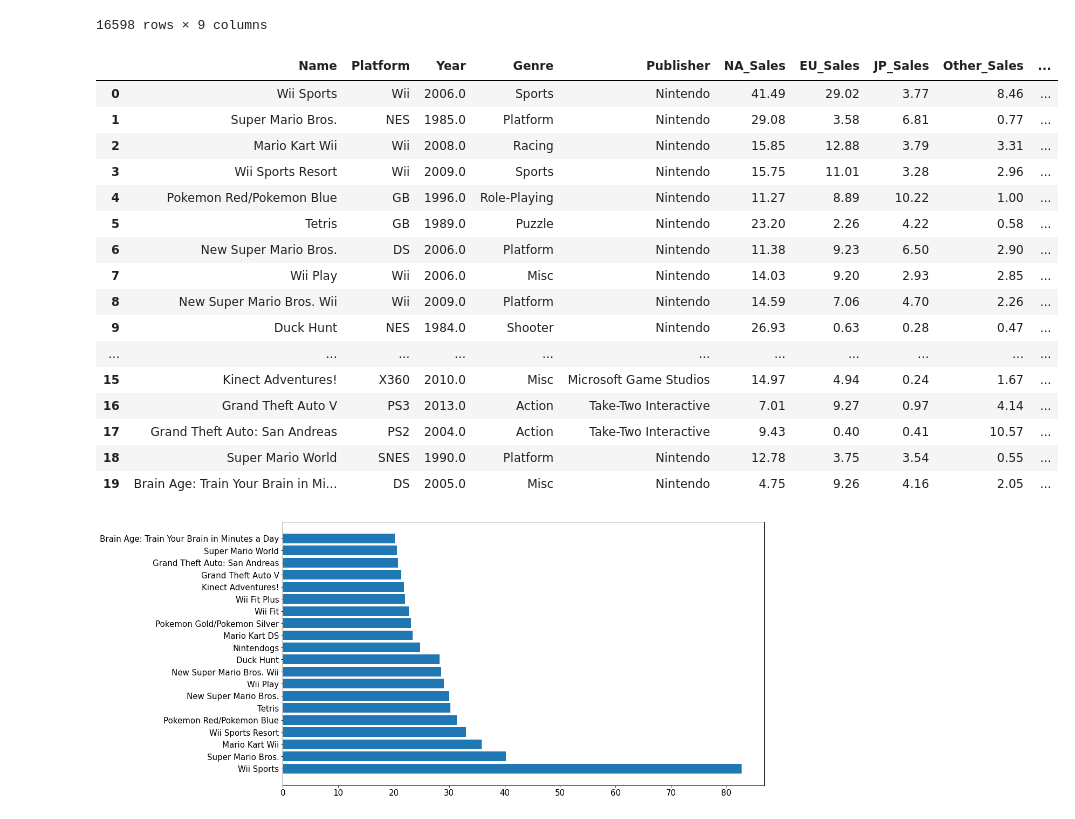
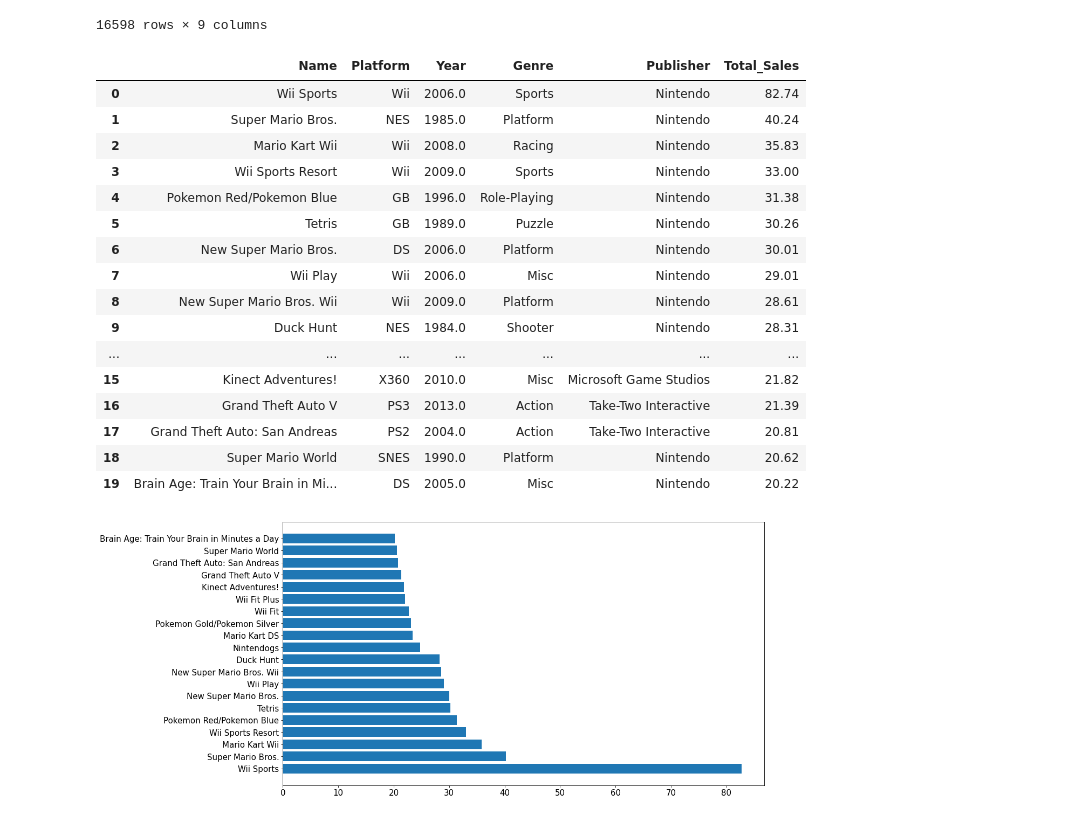
Before and after one commit to kihann/section-project, a Jupyter notebook: AI_07_이기한_Section_1.ipynb, the cells around one changed output. Cells and saved outputs as stored; diff of their text form; code cells hidden in the pictures.

```diff
--- a/AI_07_이기한_Section_1.ipynb
+++ b/AI_07_이기한_Section_1.ipynb
@@ -399,25 +426,25 @@ df10['Total_Sales'] = df10['NA_Sales'] + df10['EU_Sales'] + df10['JP_Sales'] + d
 # %%
 df11 = df10.sort_values(by = 'Total_Sales', ascending = False).head(20)
 df11 = df11.reset_index(drop = True)
-df11
+df11.drop(df11.iloc[:, 5:9], axis = 1)
 # %% [output]
-|  | Name | Platform | Year | Genre | Publisher | NA_Sales | EU_Sales | JP_Sales | Other_Sales | ... |
-| 0 | Wii Sports | Wii | 2006.0 | Sports | Nintendo | 41.49 | 29.02 | 3.77 | 8.46 | ... |
-| 1 | Super Mario Bros. | NES | 1985.0 | Platform | Nintendo | 29.08 | 3.58 | 6.81 | 0.77 | ... |
-| 2 | Mario Kart Wii | Wii | 2008.0 | Racing | Nintendo | 15.85 | 12.88 | 3.79 | 3.31 | ... |
-| 3 | Wii Sports Resort | Wii | 2009.0 | Sports | Nintendo | 15.75 | 11.01 | 3.28 | 2.96 | ... |
-| 4 | Pokemon Red/Pokemon Blue | GB | 1996.0 | Role-Playing | Nintendo | 11.27 | 8.89 | 10.22 | 1.00 | ... |
-| 5 | Tetris | GB | 1989.0 | Puzzle | Nintendo | 23.20 | 2.26 | 4.22 | 0.58 | ... |
-| 6 | New Super Mario Bros. | DS | 2006.0 | Platform | Nintendo | 11.38 | 9.23 | 6.50 | 2.90 | ... |
-| 7 | Wii Play | Wii | 2006.0 | Misc | Nintendo | 14.03 | 9.20 | 2.93 | 2.85 | ... |
-| 8 | New Super Mario Bros. Wii | Wii | 2009.0 | Platform | Nintendo | 14.59 | 7.06 | 4.70 | 2.26 | ... |
-| 9 | Duck Hunt | NES | 1984.0 | Shooter | Nintendo | 26.93 | 0.63 | 0.28 | 0.47 | ... |
-| ... | ... | ... | ... | ... | ... | ... | ... | ... | ... | ... |
-| 15 | Kinect Adventures! | X360 | 2010.0 | Misc | Microsoft Game Studios | 14.97 | 4.94 | 0.24 | 1.67 | ... |
-| 16 | Grand Theft Auto V | PS3 | 2013.0 | Action | Take-Two Interactive | 7.01 | 9.27 | 0.97 | 4.14 | ... |
-| 17 | Grand Theft Auto: San Andreas | PS2 | 2004.0 | Action | Take-Two Interactive | 9.43 | 0.40 | 0.41 | 10.57 | ... |
-| 18 | Super Mario World | SNES | 1990.0 | Platform | Nintendo | 12.78 | 3.75 | 3.54 | 0.55 | ... |
-| 19 | Brain Age: Train Your Brain in Mi... | DS | 2005.0 | Misc | Nintendo | 4.75 | 9.26 | 4.16 | 2.05 | ... |
+|  | Name | Platform | Year | Genre | Publisher | Total_Sales |
+| 0 | Wii Sports | Wii | 2006.0 | Sports | Nintendo | 82.74 |
+| 1 | Super Mario Bros. | NES | 1985.0 | Platform | Nintendo | 40.24 |
+| 2 | Mario Kart Wii | Wii | 2008.0 | Racing | Nintendo | 35.83 |
+| 3 | Wii Sports Resort | Wii | 2009.0 | Sports | Nintendo | 33.00 |
+| 4 | Pokemon Red/Pokemon Blue | GB | 1996.0 | Role-Playing | Nintendo | 31.38 |
+| 5 | Tetris | GB | 1989.0 | Puzzle | Nintendo | 30.26 |
+| 6 | New Super Mario Bros. | DS | 2006.0 | Platform | Nintendo | 30.01 |
+| 7 | Wii Play | Wii | 2006.0 | Misc | Nintendo | 29.01 |
+| 8 | New Super Mario Bros. Wii | Wii | 2009.0 | Platform | Nintendo | 28.61 |
+| 9 | Duck Hunt | NES | 1984.0 | Shooter | Nintendo | 28.31 |
+| ... | ... | ... | ... | ... | ... | ... |
+| 15 | Kinect Adventures! | X360 | 2010.0 | Misc | Microsoft Game Studios | 21.82 |
+| 16 | Grand Theft Auto V | PS3 | 2013.0 | Action | Take-Two Interactive | 21.39 |
+| 17 | Grand Theft Auto: San Andreas | PS2 | 2004.0 | Action | Take-Two Interactive | 20.81 |
+| 18 | Super Mario World | SNES | 1990.0 | Platform | Nintendo | 20.62 |
+| 19 | Brain Age: Train Your Brain in Mi... | DS | 2005.0 | Misc | Nintendo | 20.22 |
 # %%
 plt.figure(figsize = (16, 9))
 plt.barh(df11.index, df11['Total_Sales'])
```
Also changed, not shown: parts of 8 cells of this notebook.
